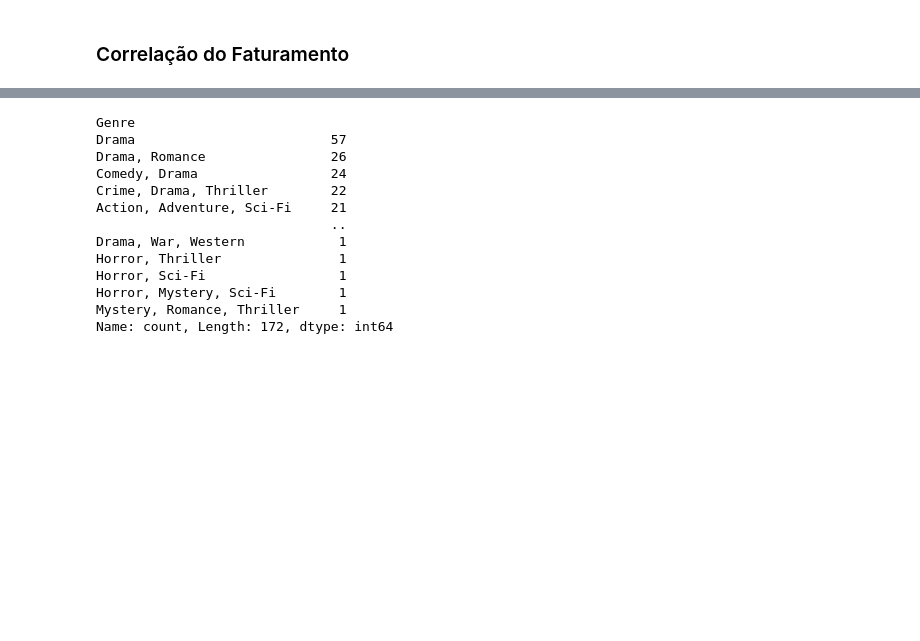
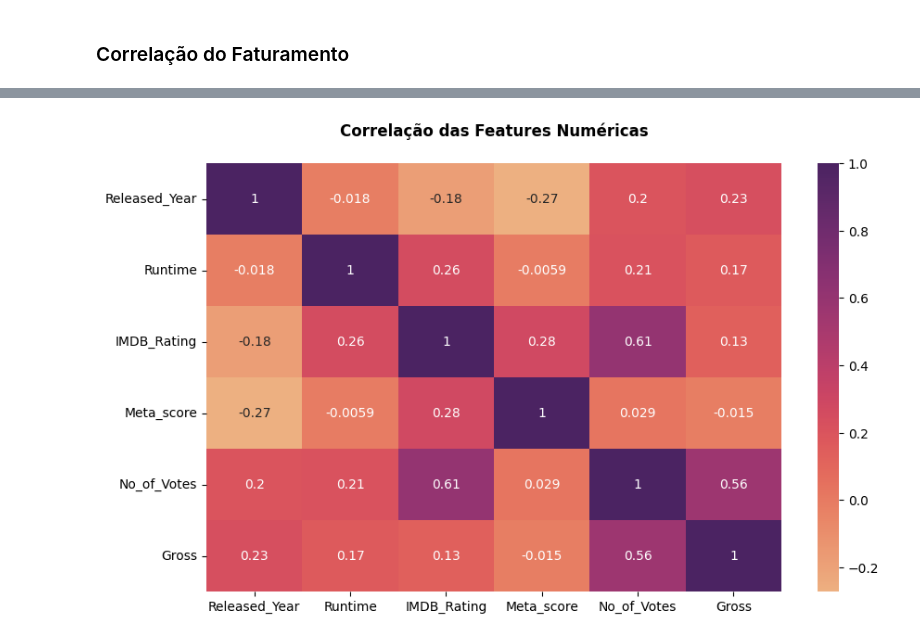
Before and after one commit to Mustasheep/LH-CD-THIAGO-DE-ASSIS, a Jupyter notebook: notebooks/desafio_indicium.ipynb, the cells around one changed output, grey strips where cells are left out. Cells and saved outputs as stored; diff of their text form; code cells hidden in the pictures; blank space fills up the shorter version.

```diff
--- a/notebooks/desafio_indicium.ipynb
+++ b/notebooks/desafio_indicium.ipynb
@@ -261,16 +347,11 @@ Index(['Series_Title', 'Released_Year', 'Certificate', 'Runtime', 'Genre',
 # %%
-df.value_counts(subset=['Genre'])
+# Representação gráfica
+plt.figure(figsize=(10,6))
+sns.heatmap(df_corr.corr(),
+            annot=True,
+            cmap=cores)
+
+plt.title("Correlação das Features Numéricas\n", fontweight='bold')
+plt.show()
 # %% [output]
-Genre
-Drama                         57
-Drama, Romance                26
-Comedy, Drama                 24
-Crime, Drama, Thriller        22
-Action, Adventure, Sci-Fi     21
-                              ..
-Drama, War, Western            1
-Horror, Thriller               1
-Horror, Sci-Fi                 1
-Horror, Mystery, Sci-Fi        1
-Mystery, Romance, Thriller     1
-Name: count, Length: 172, dtype: int64
+[figure, added]
```
Also changed, not shown: parts of 13 cells of this notebook.
